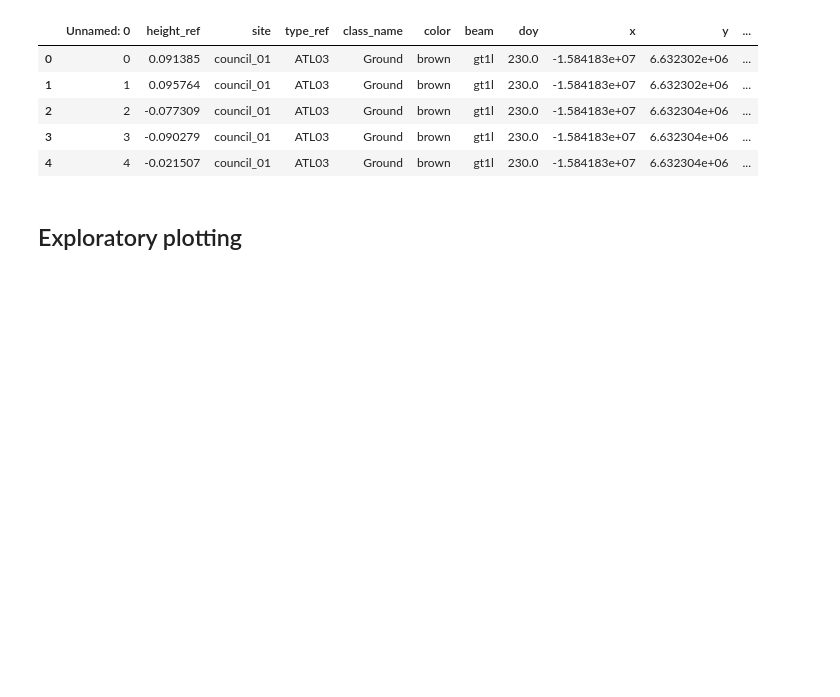
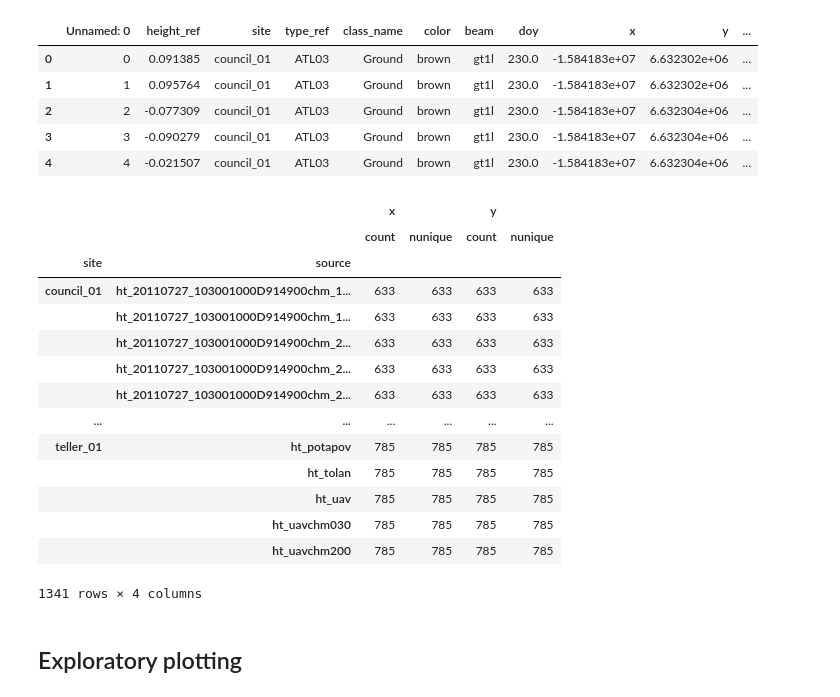
Before and after one commit to nasa-nccs-hpda/above-shrubs, a Jupyter notebook: notebooks/field_analysis_plotting_v3.ipynb, the cells around one changed output. Drawn from its saved outputs; the diff is of its cells as text; code cells hidden in the pictures; blank space fills up the shorter version.

```diff
--- a/notebooks/field_analysis_plotting_v3.ipynb
+++ b/notebooks/field_analysis_plotting_v3.ipynb
@@ -71,6 +105,24 @@ all_ref_m.head()
 | 2 | 2 | -0.077309 | council_01 | ATL03 | Ground | brown | gt1l | 230.0 | -1.584183e+07 | 6.632304e+06 | ... |
 | 3 | 3 | -0.090279 | council_01 | ATL03 | Ground | brown | gt1l | 230.0 | -1.584183e+07 | 6.632304e+06 | ... |
 | 4 | 4 | -0.021507 | council_01 | ATL03 | Ground | brown | gt1l | 230.0 | -1.584183e+07 | 6.632304e+06 | ... |
+# %%
+summaries['spatial_summary']
+# %% [output]
+|  |  | x |  | y |  |
+|  |  | count | nunique | count | nunique |
+| site | source |  |  |  |  |
+| council_01 | ht_20110727_103001000D914900chm_1... | 633 | 633 | 633 | 633 |
+|  | ht_20110727_103001000D914900chm_1... | 633 | 633 | 633 | 633 |
+|  | ht_20110727_103001000D914900chm_2... | 633 | 633 | 633 | 633 |
+|  | ht_20110727_103001000D914900chm_2... | 633 | 633 | 633 | 633 |
+|  | ht_20110727_103001000D914900chm_2... | 633 | 633 | 633 | 633 |
+| ... | ... | ... | ... | ... | ... |
+| teller_01 | ht_potapov | 785 | 785 | 785 | 785 |
+|  | ht_tolan | 785 | 785 | 785 | 785 |
+|  | ht_uav | 785 | 785 | 785 | 785 |
+|  | ht_uavchm030 | 785 | 785 | 785 | 785 |
+|  | ht_uavchm200 | 785 | 785 | 785 | 785 |
+1341 rows × 4 columns
 # %% [markdown]
 ## Exploratory plotting
 # %%
```
Also changed, not shown: parts of 14 cells of this notebook, 14 other files.
